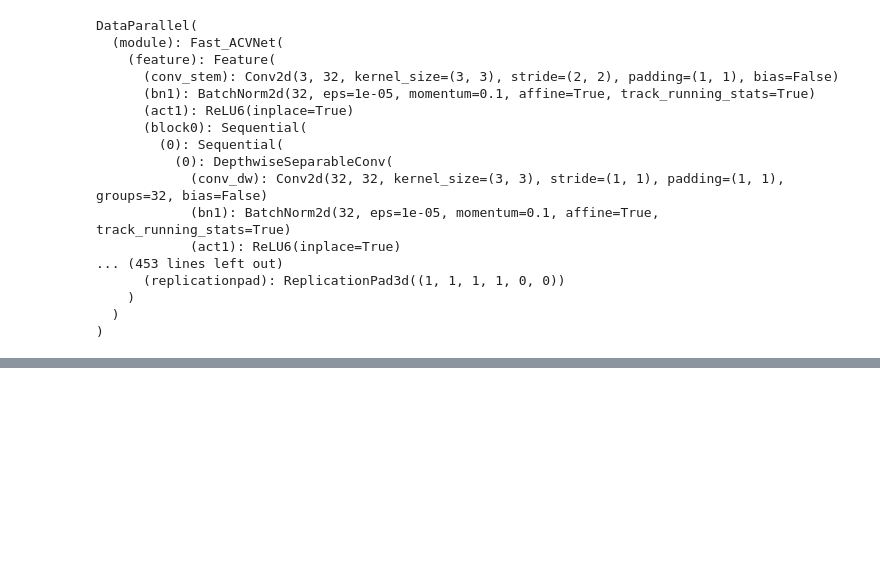
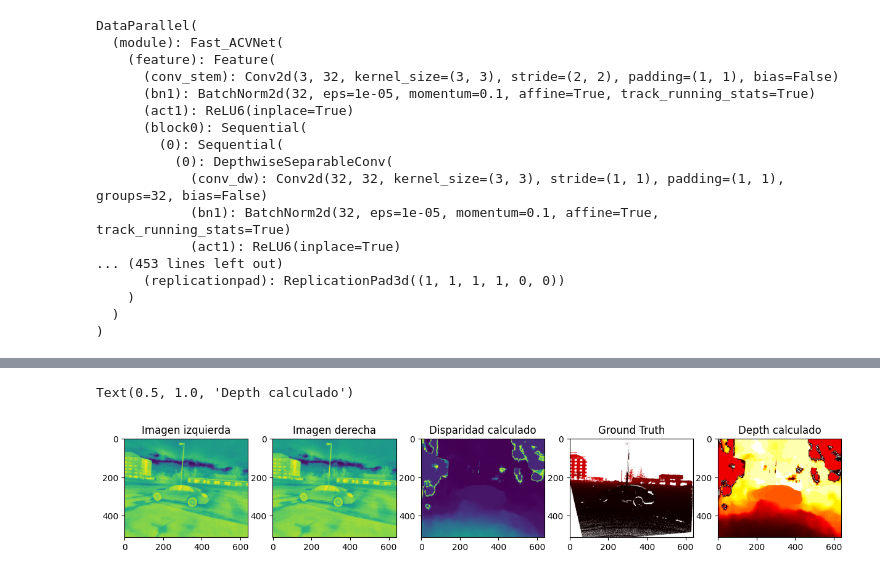
Before and after one commit to nick3153/Depth-Estimation-with-StereoThermal-Images, a Jupyter notebook: test_pretrained_model.ipynb, the cells around one changed output, grey strips where cells are left out. Cells and saved outputs as stored; diff of their text form; code cells hidden in the pictures; blank space fills up the shorter version.

```diff
--- a/test_pretrained_model.ipynb
+++ b/test_pretrained_model.ipynb
@@ -273,8 +297,8 @@ Disparidad guardada en: ./disp_rgb/disp_rgb.png
 #@title Cargar las imagenes termicas
 import os
 
-left_dir = '/content/Fast-ACVNet-ImgProj/test_img/thermal_imgs/left/'
-right_dir = '/content/Fast-ACVNet-ImgProj/test_img/thermal_imgs/right/'
+left_dir = '/content/Depth-Estimation-with-StereoThermal-Images/demo_imgs/hawkins_4/left/'
+right_dir = '/content/Depth-Estimation-with-StereoThermal-Images/demo_imgs/hawkins_4/right/'
 
 left_imgs = sorted([os.path.join(left_dir, f) for f in os.listdir(left_dir) if f.endswith('.png')])
 right_imgs = sorted([os.path.join(right_dir, f) for f in os.listdir(right_dir) if f.endswith('.png')])
@@ -288,45 +315,50 @@ Guardado: ./disp_thermal/thermal_disp_1.png
 # %%
 import os
 from IPython.display import Image, display
 import matplotlib.pyplot as plt
 from PIL import Image
 
-# Mostrar lista de archivos
-print(os.listdir('/content/Fast-ACVNet-ImgProj/disp_thermal/'))
-
-path = '/content/Fast-ACVNet-ImgProj/disp_thermal/'
-pathgt = '/content/Fast-ACVNet-ImgProj/test_img/thermal_imgs/gt/'
+path = '/content/Fast-ACVNet/disp_thermal/'
+pathgt = '/content/Depth-Estimation-with-StereoThermal-Images/demo_imgs/hawkins_4/depth/'
 
 disp_imgs_path = sorted([os.path.join(path, f) for f in os.listdir(path) if f.endswith('.png')])
 gt_imgs_path = sorted([os.path.join(pathgt, f) for f in os.listdir(pathgt) if f.endswith('.png')])
 
 gt_imgs = []
 disp_imgs =[]
 
 for i in range(len(gt_imgs_path)):
   gt_imgs.append(cv2.imread(gt_imgs_path[i], cv2.IMREAD_GRAYSCALE))
   disp_imgs.append(cv2.imread(disp_imgs_path[i], cv2.IMREAD_GRAYSCALE))
 
-img = preprocess_thermal_image(left_imgs[0])
+imgL, imgR = preprocess_images(left_imgs[0], right_imgs[0])
 
 f = 406.33233091474426
 baseline = 0.24584925266278748
 depth_imgs = [f*baseline/disp for disp in disp_imgs]
 depth_imgs = [((img - img.min())/(img.max()-img.min()) * 255).astype(np.uint8) for img in depth_imgs]
+depth_imgs = [1 - depth for depth in depth_imgs]
+gt_imgs = [1 - gt for gt in gt_imgs]
 
 # Mostrar una imagen de ejemplo
 plt.figure(figsize=(15,8))
-plt.subplot(141)
-plt.imshow(img)
+plt.subplot(151)
+plt.imshow(imgL)
 plt.title('Imagen izquierda')
-plt.subplot(142)
+plt.subplot(152)
+plt.imshow(imgR)
+plt.title('Imagen derecha')
+plt.subplot(153)
 plt.imshow(disp_imgs[0])
 plt.title('Disparidad calculado')
-plt.subplot(143)
-plt.imshow(gt_imgs[0])
+plt.subplot(154)
+plt.imshow(gt_imgs[0], cmap='hot_r')
 plt.title('Ground Truth')
-plt.subplot(144)
-plt.imshow(depth_imgs[0])
+plt.subplot(155)
+plt.imshow(depth_imgs[0], cmap='hot_r')
 plt.title('Depth calculado')
+# %% [output]
+Text(0.5, 1.0, 'Depth calculado')
+[figure, added]
 # %%
 visualize_depth_as_numpy(gt_imgs[0])
```
Also changed, not shown: parts of 9 cells of this notebook, 1 other file.
